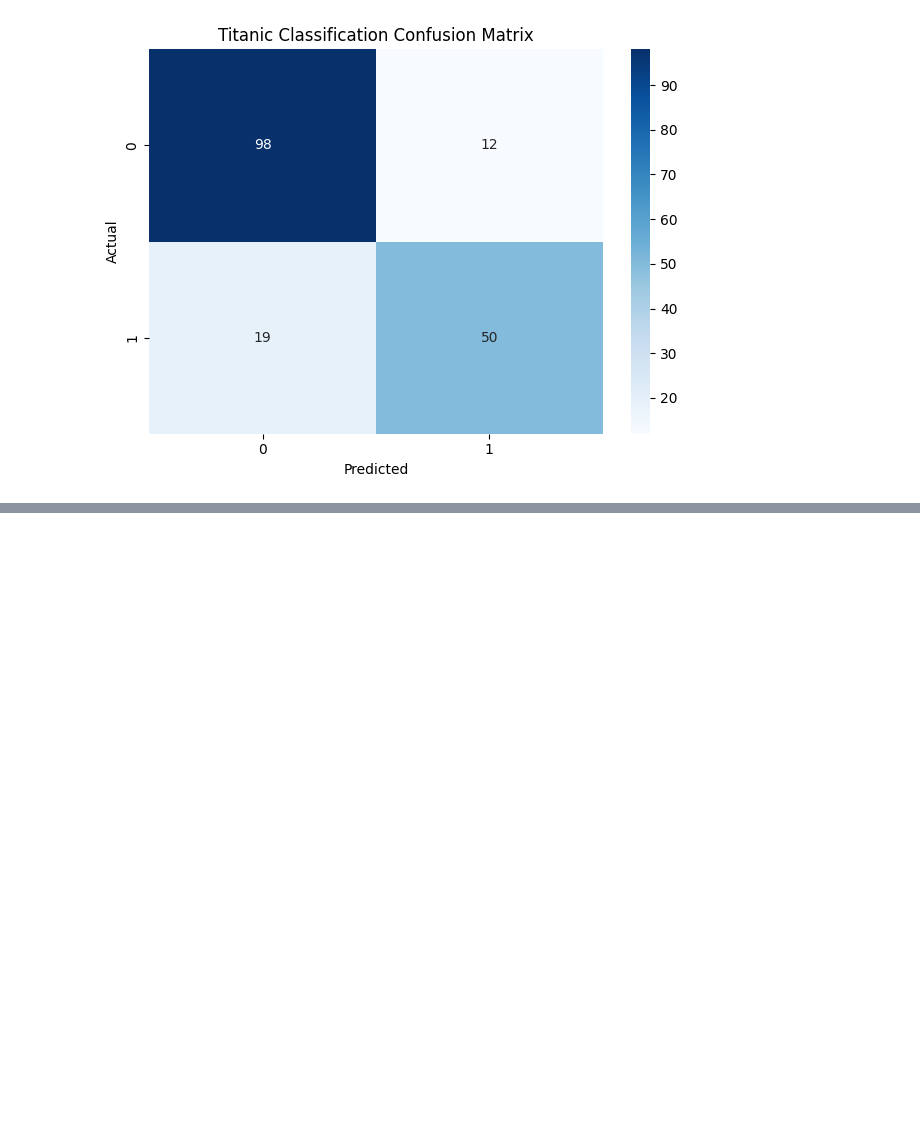
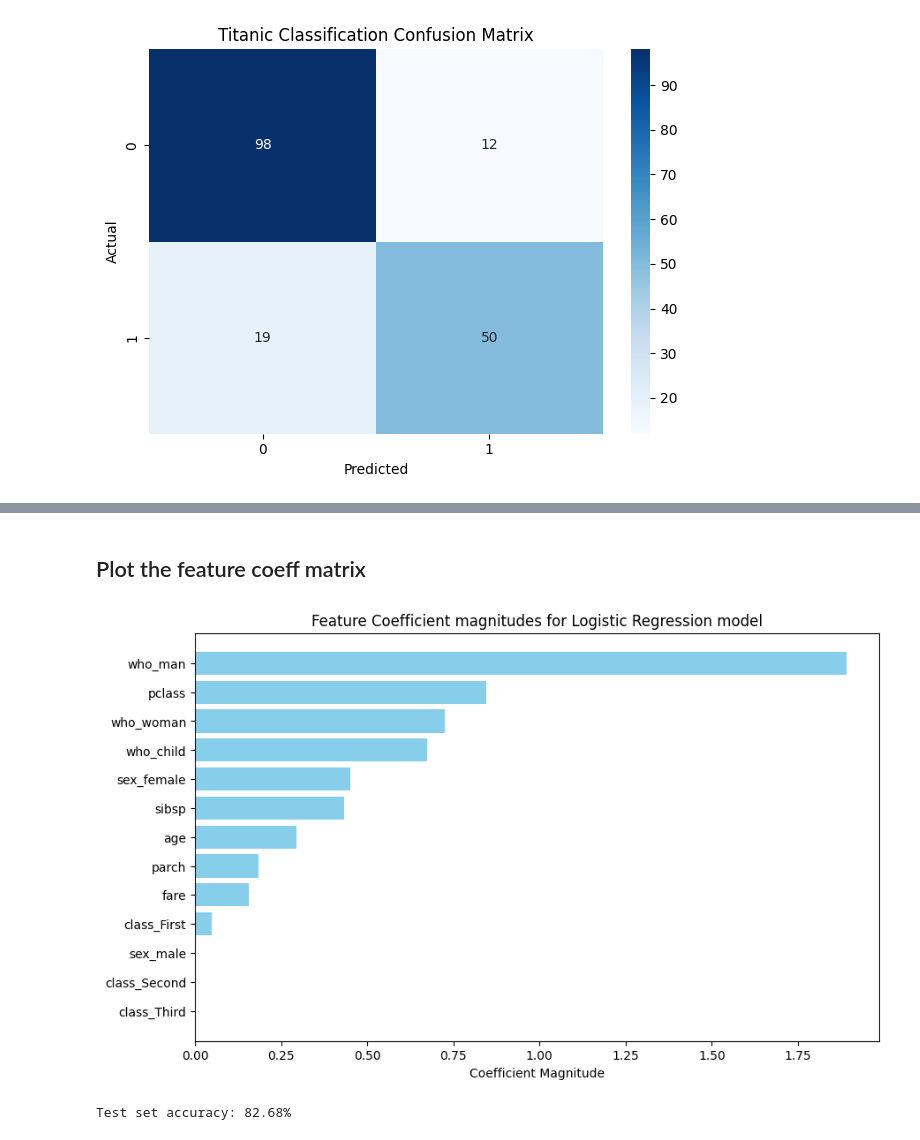
Before and after one commit to Tinonturja/MachineLearning, a Jupyter notebook: Untitled.ipynb, the cells around one changed output, grey strips where cells are left out. Saved outputs shown, nothing was run; the diff lists cells and outputs as text; code cells hidden in the pictures; blank space fills up the shorter version.

Commit message:
comparing feature importances in two separate models but in a single dataset

```diff
--- a/Untitled.ipynb
+++ b/Untitled.ipynb
@@ -478,0 +481,10 @@ plt.show()
+# %%
+coefficients = model.best_estimator_.named_steps['classifier'].coef_[0]
+
+## Combine numerical and categorical features
+numerical_feature_names = numerical_features
+categorical_feature_names = (model.best_estimator_.named_steps['preprocessor']
+                             .named_transformers_['cat'].named_steps['onehot']
+                             .get_feature_names_out(categorical_features))
+
+feature_names = numerical_feature_names+list(categorical_feature_names)
@@ -478,0 +507,24 @@ plt.show()
+# %% [markdown]
+## Plot the feature coeff matrix
+# %%
+importance_df = pd.DataFrame({
+    'feature_names':feature_names,
+    'coefficients': coefficients
+}).sort_values(by = 'coefficients', ascending = False, key = abs)
+
+## Plotting
+plt.figure(figsize = (10,6))
+plt.barh(importance_df['feature_names'], importance_df['coefficients'].abs(), color = 'skyblue')
+plt.gca().invert_yaxis()
+
+
+plt.title('Feature Coefficient magnitudes for Logistic Regression model')
+plt.xlabel('Coefficient Magnitude')
+plt.show()
+
+# Print test score
+test_score = model.best_estimator_.score(X_test,y_test)
+print(f"\nTest set accuracy: {test_score:.2%}")
+# %% [output]
+[figure, added]
+Test set accuracy: 82.68%
```
Also changed, not shown: parts of 4 cells of this notebook.
